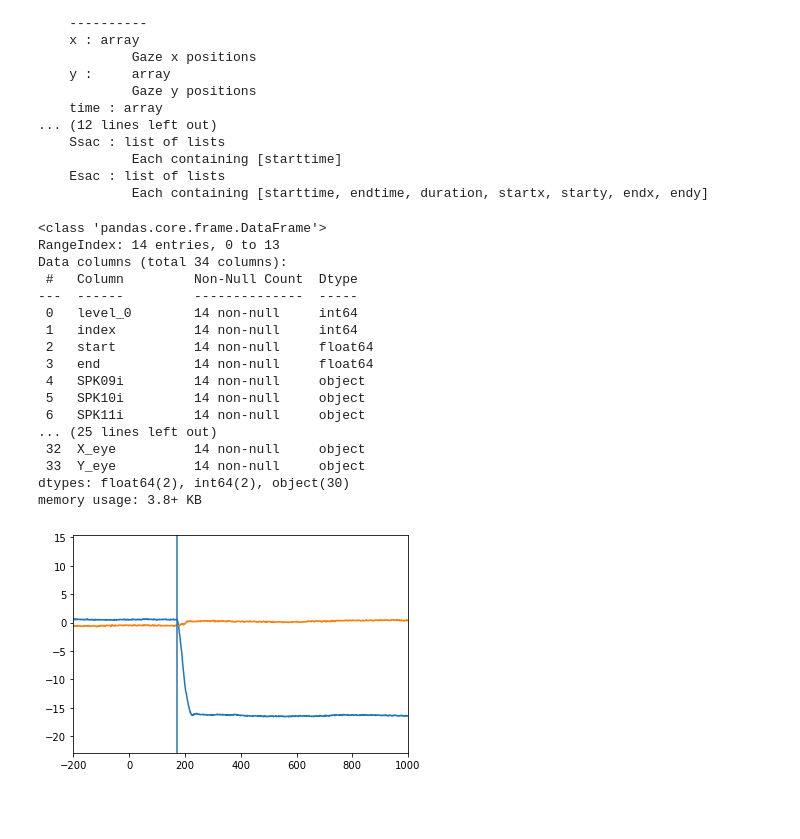
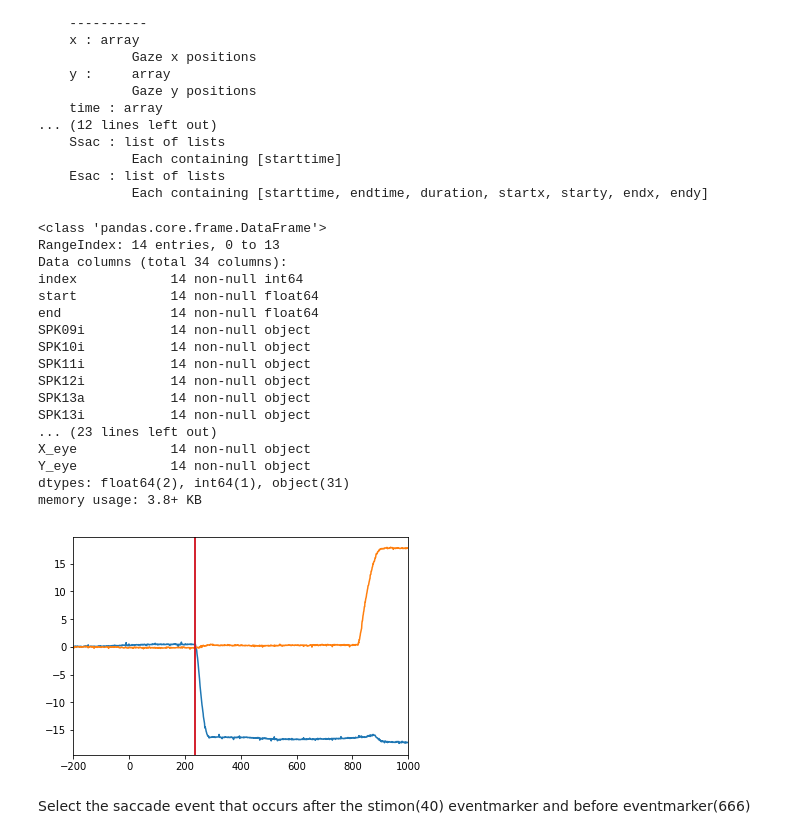
Before and after one commit to SmilodonCub/linArray, a Jupyter notebook: linArray_notebook.ipynb, the cells around one changed output. Saved outputs shown, nothing was run; the diff lists cells and outputs as text; code cells hidden in the pictures; blank space fills up the shorter version.

Commit message:
saccade alignment

```diff
--- a/linArray_notebook.ipynb
+++ b/linArray_notebook.ipynb
@@ -788,11 +780,12 @@ Peanut_delayedSaccadeTask_2016_6_8_1_1_BHV_correct
 ## merging behavioral and neural data
 # %%
 
-def mergeBehavioralColumn( neural_df, bhv_df, bhv_target_column ):
+def mergeBehavioralColumn( neural_df, bhv_df, bhv_target_column_list ):
     """
     concatenate a column from a bhv_df to a neural_df
     """
     neuralc = neural_df.copy().reset_index()
-    neuralc[ bhv_target_column ] = bhv_df[ bhv_target_column ]
+    for feature in bhv_target_column_list:
+        neuralc[ feature ] = bhv_df[ feature ]
 
     return neuralc
@@ -815,0 +792,8 @@ res.head()
+# %%
+column_list = [ 'AnalogEyeData', 'bhv_code40', 'bhv_code666' ]
+Peanut_delayedSaccadeTask_2016_6_8_1_1_merged = mergeBehavioralColumn(
+    Peanut_delayedSaccadeTask_2016_6_8_1_1_dSacctrials_align,
+    Peanut_delayedSaccadeTask_2016_6_8_1_1_BHV_correct,
+    column_list )
+
+Peanut_delayedSaccadeTask_2016_6_8_1_1_merged.head()
@@ -820,6 +812,6 @@ def split_analog_eye( dataframe, column_label ):
     returns a new DataFrame with two features columns: X_eye, Y_eye
     """
     df = dataframe.copy()
-    df[ 'X_eye' ] = [ [ i[0] for i in atrial ] for atrial in res['AnalogEyeData']]
-    df[ 'Y_eye' ] = [ [ i[1] for i in atrial ] for atrial in res['AnalogEyeData']]
+    df[ 'X_eye' ] = [ [ i[0] for i in atrial ] for atrial in dataframe['AnalogEyeData']]
+    df[ 'Y_eye' ] = [ [ i[1] for i in atrial ] for atrial in dataframe['AnalogEyeData']]
     return df
@@ -845,0 +818,3 @@ res
+# %%
+Peanut_delayedSaccadeTask_2016_6_8_1_1_merged = split_analog_eye( Peanut_delayedSaccadeTask_2016_6_8_1_1_merged, 'AnalogEyeData' )
+Peanut_delayedSaccadeTask_2016_6_8_1_1_merged.head()
@@ -888,40 +872,47 @@ saccade_detection(x, y, time, missing=0.0, minlen=5, maxvel=40, maxacc=340)
     Esac : list of lists
             Each containing [starttime, endtime, duration, startx, starty, endx, endy]
 # %%
-res.info()
+Peanut_delayedSaccadeTask_2016_6_8_1_1_merged.info()
 # %% [output]
 <class 'pandas.core.frame.DataFrame'>
 RangeIndex: 14 entries, 0 to 13
 Data columns (total 34 columns):
- #   Column         Non-Null Count  Dtype
----  ------         --------------  -----
- 0   level_0        14 non-null     int64
- 1   index          14 non-null     int64
- 2   start          14 non-null     float64
- 3   end            14 non-null     float64
- 4   SPK09i         14 non-null     object
- 5   SPK10i         14 non-null     object
- 6   SPK11i         14 non-null     object
-... (25 lines left out)
- 32  X_eye          14 non-null     object
- 33  Y_eye          14 non-null     object
-dtypes: float64(2), int64(2), object(30)
+index            14 non-null int64
+start            14 non-null float64
+end              14 non-null float64
+SPK09i           14 non-null object
+SPK10i           14 non-null object
+SPK11i           14 non-null object
+SPK12i           14 non-null object
+SPK13a           14 non-null object
+SPK13i           14 non-null object
+... (23 lines left out)
+X_eye            14 non-null object
+Y_eye            14 non-null object
+dtypes: float64(2), int64(1), object(31)
 memory usage: 3.8+ KB
 # %%
-trial = 13
-s, es = et.saccade_detection( res[ 'X_eye' ][trial], res[ 'Y_eye' ][trial],
-                             np.arange( 0, len(res[ 'Y_eye' ][trial]) ) - res[ 'bhv_code40' ][trial],
+trial = 0
+s, es = et.saccade_detection( Peanut_delayedSaccadeTask_2016_6_8_1_1_merged[ 'X_eye' ][trial],
+                             Peanut_delayedSaccadeTask_2016_6_8_1_1_merged[ 'Y_eye' ][trial],
+                             np.arange( 0, len( Peanut_delayedSaccadeTask_2016_6_8_1_1_merged[ 'Y_eye' ][trial]) ) -
+                             Peanut_delayedSaccadeTask_2016_6_8_1_1_merged[ 'bhv_code40' ][trial],
                              minlen=20, maxvel=50)
 
 dthresh = 10
 
-plot = eyetrace4trials( res, 'bhv_code40', trial, trial+1 )
+plot = eyetrace4trials( Peanut_delayedSaccadeTask_2016_6_8_1_1_merged, 'bhv_code40', trial, trial+1 )
 for sacc in es:
     #eDistance = math.dist([sacc[3], sacc[4]], [sacc[5], sacc[6]])
-    coord_dist = math.sqrt( ((sacc[3] - sacc[4])**2)+((sacc[5] - sacc[6])**2) )
+    coord_dist = math.sqrt( ((sacc[3] - sacc[5])**2)+((sacc[4] - sacc[6])**2) )
     #print( coord_dist )
     if coord_dist > dthresh:
         plt.axvline(x=sacc[0])
+        if sacc[0] > 0 and sacc[0] < ( Peanut_delayedSaccadeTask_2016_6_8_1_1_merged[ 'bhv_code666' ][trial][0] -
+                                      Peanut_delayedSaccadeTask_2016_6_8_1_1_merged[ 'bhv_code40' ][trial][0] ):
+            plt.axvline(x=sacc[0], color = 'red' )
 plt.show()
 # %% [output]
-[figure, old version]
+[figure, new version]
+# %% [markdown]
+Select the saccade event that occurs after the stimon(40) eventmarker and before eventmarker(666)
```
Also changed, not shown: parts of 20 cells of this notebook.
